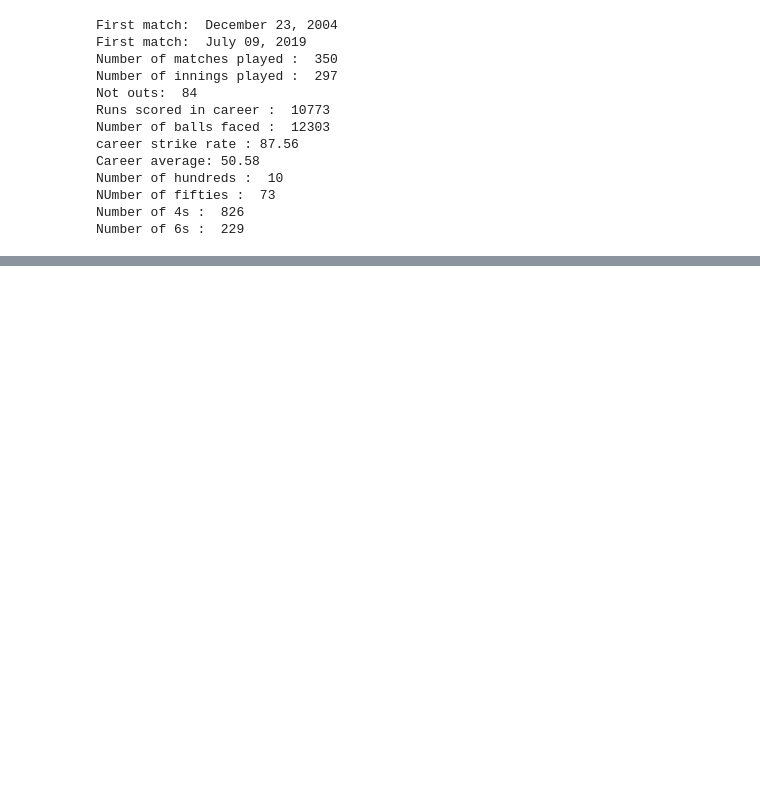
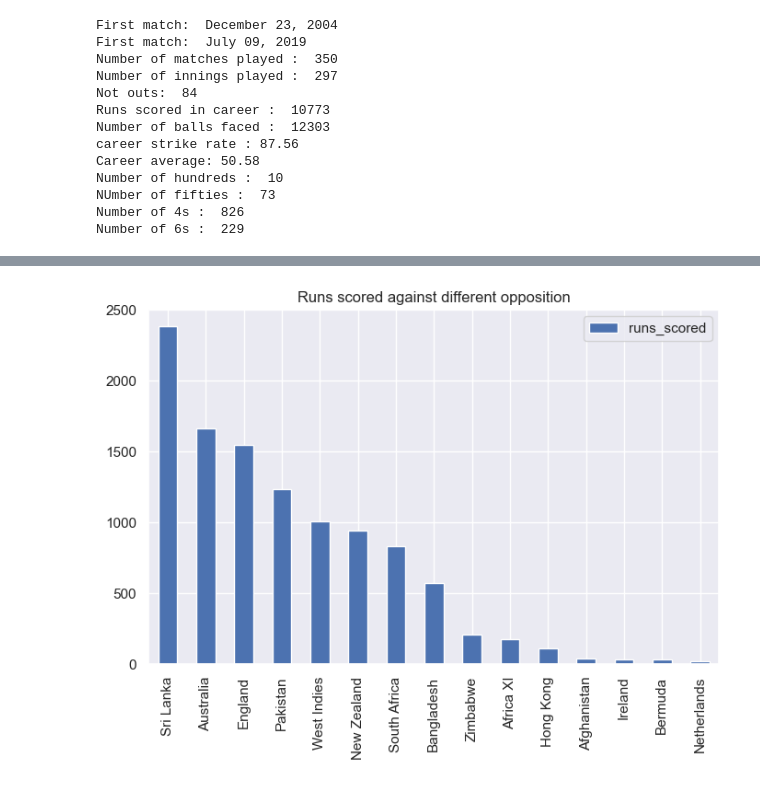
Before and after one commit to Mechturncoder/data_analystic, a Jupyter notebook: msdhoni.ipynb, the cells around one changed output, grey strips where cells are left out. Cells and saved outputs as stored; diff of their text form; code cells hidden in the pictures; blank space fills up the shorter version.

```diff
--- a/msdhoni.ipynb
+++ b/msdhoni.ipynb
@@ -188,0 +255,9 @@ Number of 6s :  229
+# %%
+# does not look good ... let us sort it
+sorted = runs_scored_by_opposition.sort_values(by='runs_scored', ascending=False)
+
+sorted.plot(x='opposition', kind='bar', title='Runs scored against different opposition', figsize=(8,5))
+plt.xlabel(None)
+plt.show()
+# %% [output]
+[figure, added]
```
Also changed, not shown: parts of 18 cells of this notebook, 1 other file.
